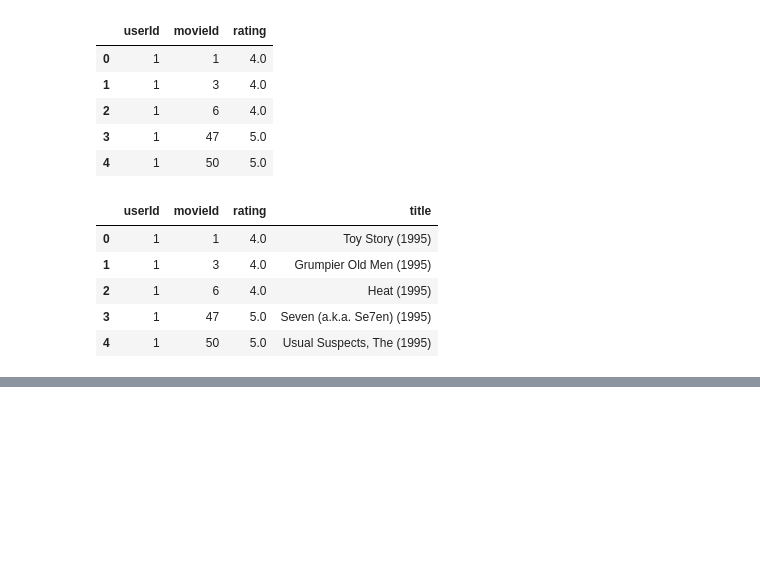
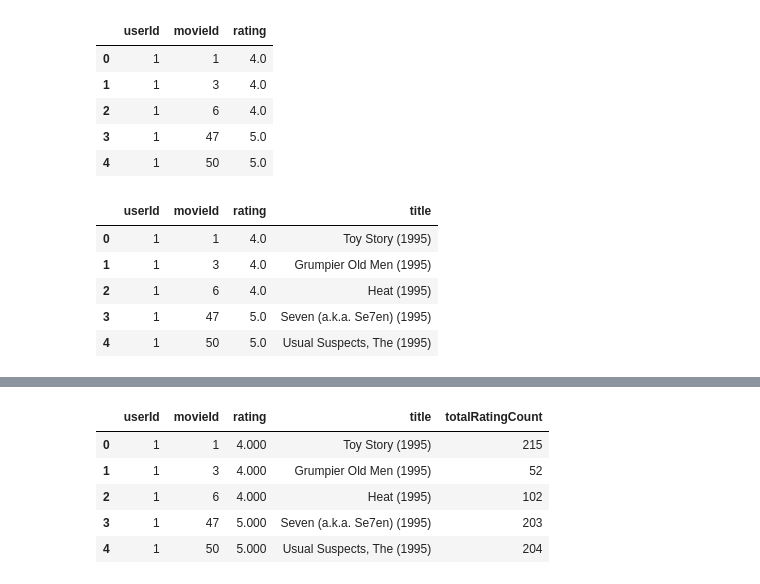
Before and after one commit to AntoJeffrinG/KNN-Recomendation-System, a Jupyter notebook: recom.ipynb, the cells around one changed output, grey strips where cells are left out. Saved outputs shown, nothing was run; the diff lists cells and outputs as text; code cells hidden in the pictures; blank space fills up the shorter version.

```diff
--- a/recom.ipynb
+++ b/recom.ipynb
@@ -38,0 +75,11 @@ movie_rating_count = (combine_movie_rating.
+# %%
+popularity_threshold = 50
+rating_popular_movie= rating_with_totalRatingCount.query('totalRatingCount >= @popularity_threshold')
+rating_popular_movie.head()
+# %% [output]
+|  | userId | movieId | rating | title | totalRatingCount |
+| 0 | 1 | 1 | 4.000 | Toy Story (1995) | 215 |
+| 1 | 1 | 3 | 4.000 | Grumpier Old Men (1995) | 52 |
+| 2 | 1 | 6 | 4.000 | Heat (1995) | 102 |
+| 3 | 1 | 47 | 5.000 | Seven (a.k.a. Se7en) (1995) | 203 |
+| 4 | 1 | 50 | 5.000 | Usual Suspects, The (1995) | 204 |
```
Also changed, not shown: parts of 10 cells of this notebook.
